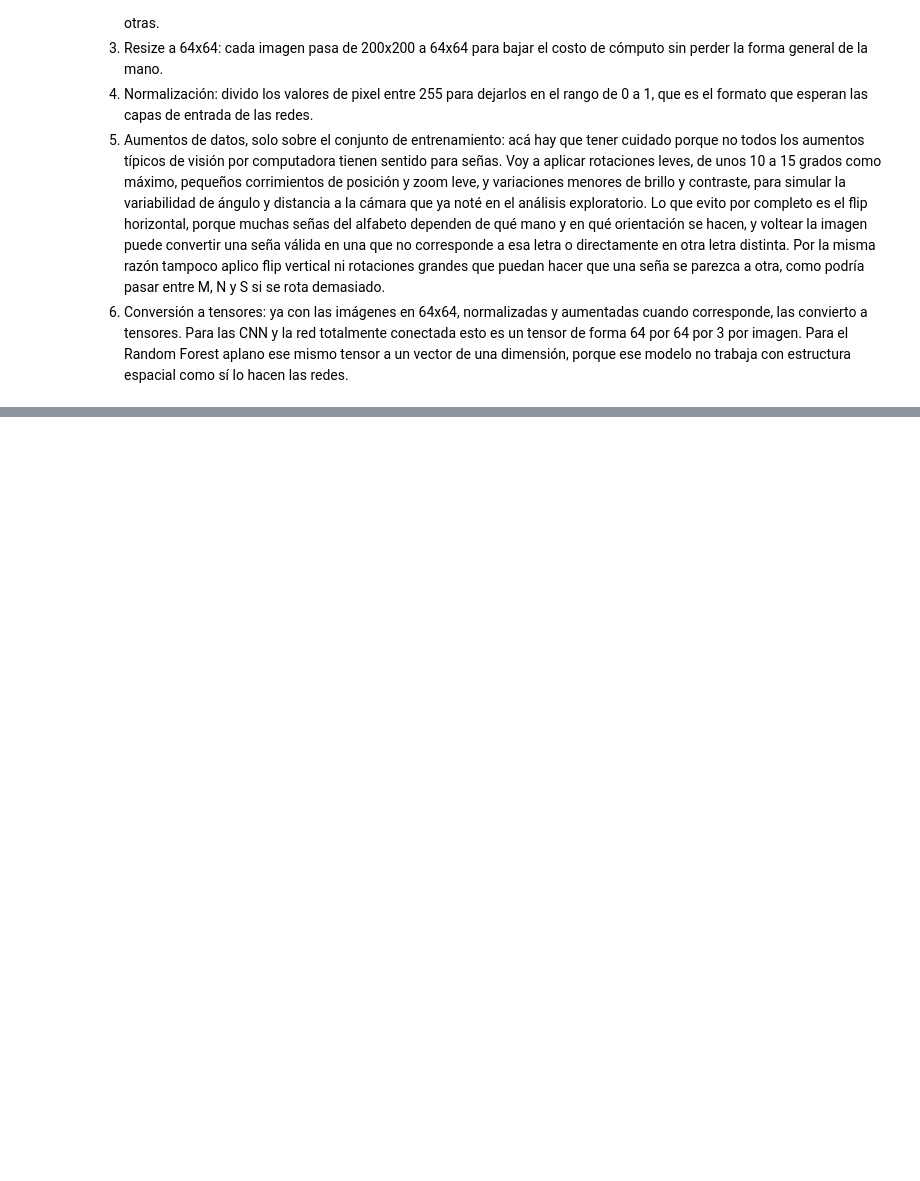
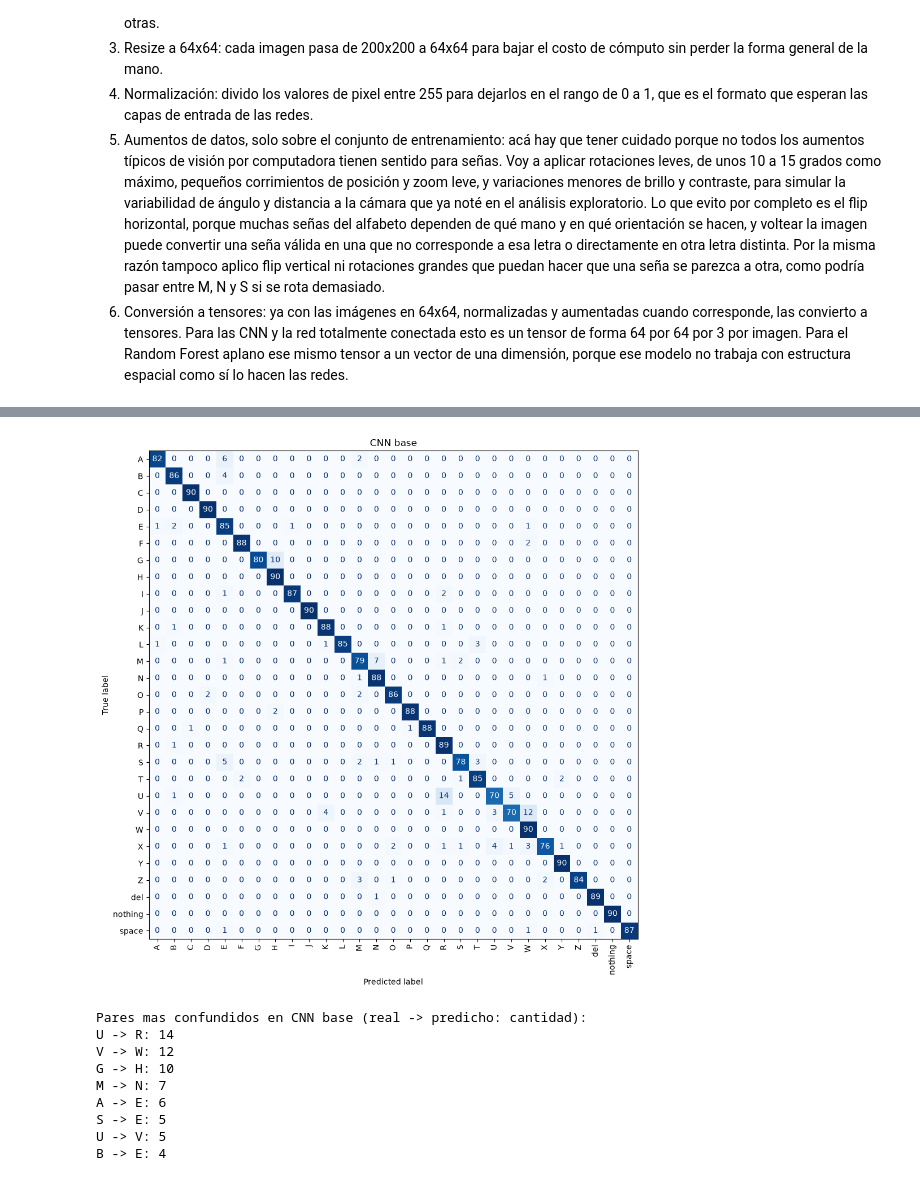
Before and after one commit to ecarcamo/CC3084-DATA-SCIENCE, a Jupyter notebook: notebooks/ASL_Clasificador.ipynb, the cells around one changed output, grey strips where cells are left out. Drawn from its saved outputs; the diff is of its cells as text; code cells hidden in the pictures; blank space fills up the shorter version.

Commit message:
feat: primera CNN base entrenada y evaluada

```diff
--- a/notebooks/ASL_Clasificador.ipynb
+++ b/notebooks/ASL_Clasificador.ipynb
@@ -288,0 +375,20 @@ Resumo acá todo el camino que recorre una imagen desde el dataset crudo de Kagg
+# %%
+configuraciones_base = [
+    {'learning_rate': 1e-3, 'batch_size': 32},
+    {'learning_rate': 1e-3, 'batch_size': 64},
+    {'learning_rate': 5e-4, 'batch_size': 64},
+]
+
+resultados_sweep_base = []
+for config in configuraciones_base:
+    modelo = construir_cnn_base()
+    modelo.compile(optimizer=tf.keras.optimizers.Adam(learning_rate=config['learning_rate']),
+                    loss='sparse_categorical_crossentropy', metrics=['accuracy'])
+    historial = modelo.fit(X_train, y_train, validation_data=(X_val, y_val),
+                             batch_size=config['batch_size'], epochs=6, verbose=0)
+    val_acc = historial.history['val_accuracy'][-1]
+    resultados_sweep_base.append({**config, 'val_accuracy': val_acc})
+    print(f"lr={config['learning_rate']}, batch={config['batch_size']} -> val_accuracy={val_acc:.4f}")
+
+mejor_config_base = max(resultados_sweep_base, key=lambda r: r['val_accuracy'])
+print('\nMejor configuracion CNN base:', mejor_config_base)
@@ -288,0 +401,12 @@ Resumo acá todo el camino que recorre una imagen desde el dataset crudo de Kagg
+# %%
+cnn_base = construir_cnn_base()
+cnn_base.compile(optimizer=tf.keras.optimizers.Adam(learning_rate=mejor_config_base['learning_rate']),
+                   loss='sparse_categorical_crossentropy', metrics=['accuracy'])
+
+historial_base = cnn_base.fit(X_train, y_train, validation_data=(X_val, y_val),
+                                batch_size=mejor_config_base['batch_size'], epochs=18,
+                                callbacks=[crear_early_stop()], verbose=2)
+
+test_loss_base, test_acc_base = cnn_base.evaluate(X_test, y_test, verbose=0)
+print('\nCNN base, accuracy en prueba:', round(test_acc_base, 4))
+print('CNN base, loss en prueba:', round(test_loss_base, 4))
@@ -288,0 +431,14 @@ Resumo acá todo el camino que recorre una imagen desde el dataset crudo de Kagg
+# %%
+y_pred_base = cnn_base.predict(X_test, verbose=0).argmax(axis=1)
+cm_base = matriz_y_confusiones(y_test, y_pred_base, 'CNN base')
+# %% [output]
+[figure, added]
+Pares mas confundidos en CNN base (real -> predicho: cantidad):
+U -> R: 14
+V -> W: 12
+G -> H: 10
+M -> N: 7
+A -> E: 6
+S -> E: 5
+U -> V: 5
+B -> E: 4
```
Also changed, not shown: parts of 7 cells of this notebook.
